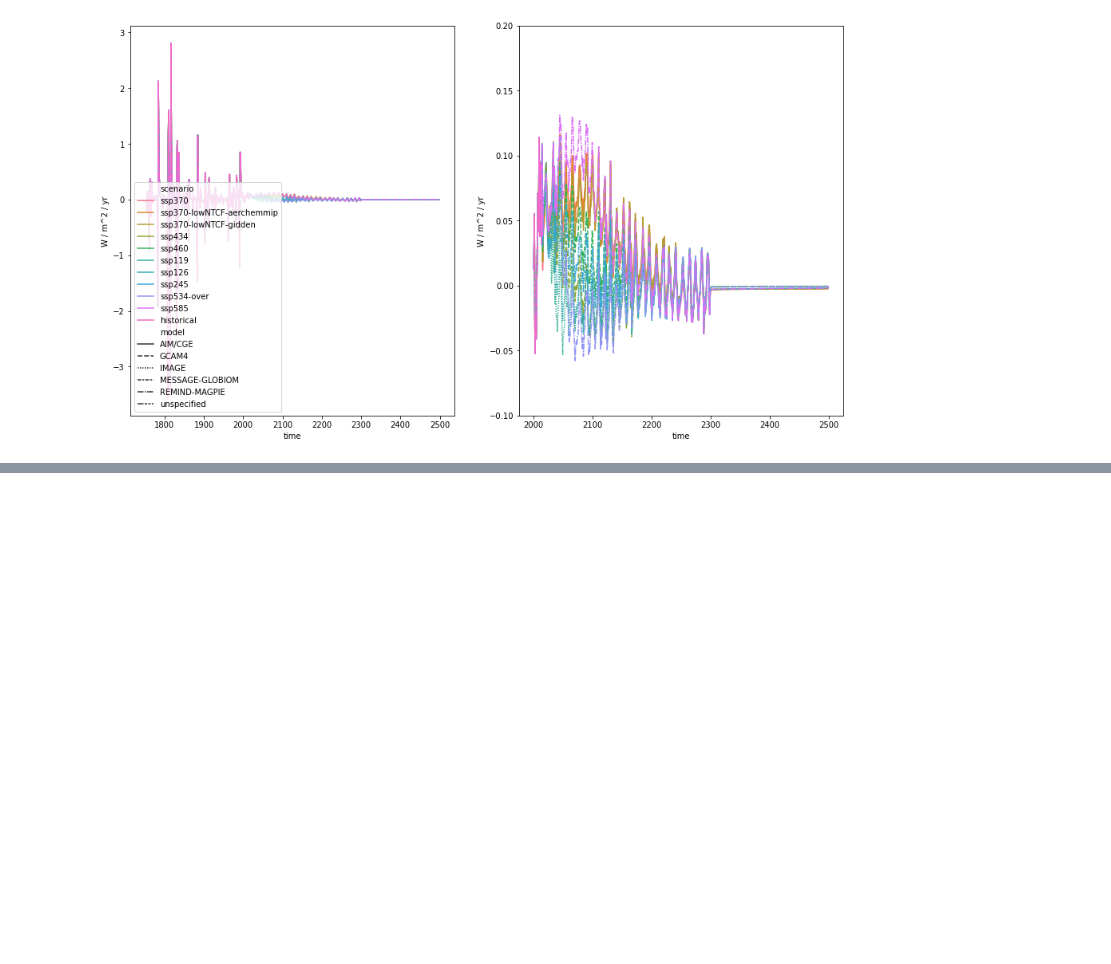
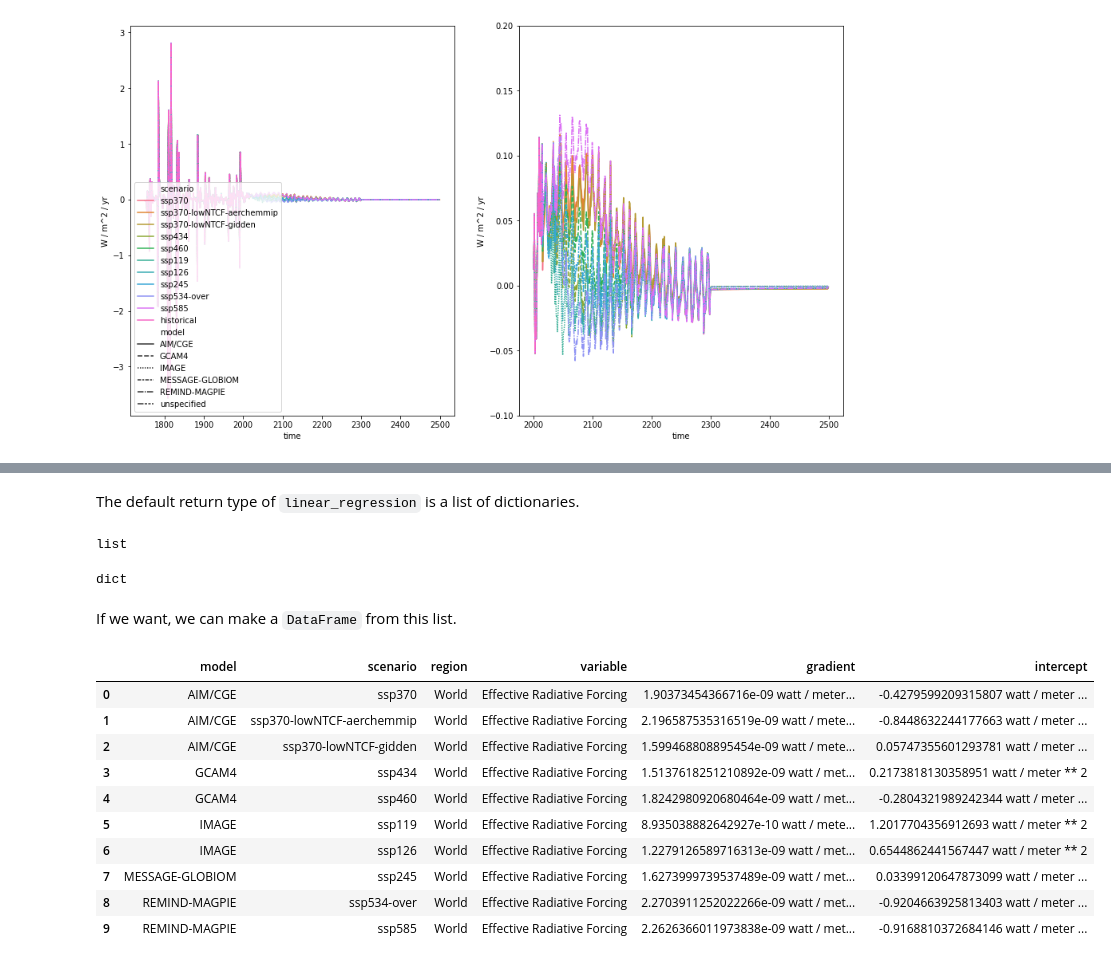
Before and after one commit to openscm/scmdata, a Jupyter notebook: notebooks/ops.ipynb, the cells around one changed output, grey strips where cells are left out. Cells and saved outputs as stored; diff of their text form; code cells hidden in the pictures; blank space fills up the shorter version.

```diff
--- a/notebooks/ops.ipynb
+++ b/notebooks/ops.ipynb
@@ -303,0 +315,28 @@ axes[1].set_ylim([-0.1, 0.2])
+# %% [markdown]
+The default return type of `linear_regression` is a list of dictionaries.
+# %%
+linear_regression_raw = erf_total_for_reg.linear_regression()
+type(linear_regression_raw)
+# %% [output]
+list
+# %%
+type(linear_regression_raw[0])
+# %% [output]
+dict
+# %% [markdown]
+If we want, we can make a `DataFrame` from this list.
+# %%
+linear_regression_df = pd.DataFrame(linear_regression_raw)
+linear_regression_df
+# %% [output]
+|  | model | scenario | region | variable | gradient | intercept |
+| 0 | AIM/CGE | ssp370 | World | Effective Radiative Forcing | 1.90373454366716e-09 watt / meter... | -0.4279599209315807 watt / meter ... |
+| 1 | AIM/CGE | ssp370-lowNTCF-aerchemmip | World | Effective Radiative Forcing | 2.196587535316519e-09 watt / mete... | -0.8448632244177663 watt / meter ... |
+| 2 | AIM/CGE | ssp370-lowNTCF-gidden | World | Effective Radiative Forcing | 1.599468808895454e-09 watt / mete... | 0.05747355601293781 watt / meter ... |
+| 3 | GCAM4 | ssp434 | World | Effective Radiative Forcing | 1.5137618251210892e-09 watt / met... | 0.2173818130358951 watt / meter ** 2 |
+| 4 | GCAM4 | ssp460 | World | Effective Radiative Forcing | 1.8242980920680464e-09 watt / met... | -0.2804321989242344 watt / meter ... |
+| 5 | IMAGE | ssp119 | World | Effective Radiative Forcing | 8.935038882642927e-10 watt / mete... | 1.2017704356912693 watt / meter ** 2 |
+| 6 | IMAGE | ssp126 | World | Effective Radiative Forcing | 1.2279126589716313e-09 watt / met... | 0.6544862441567447 watt / meter ** 2 |
+| 7 | MESSAGE-GLOBIOM | ssp245 | World | Effective Radiative Forcing | 1.6273999739537489e-09 watt / met... | 0.03399120647873099 watt / meter ... |
+| 8 | REMIND-MAGPIE | ssp534-over | World | Effective Radiative Forcing | 2.2703911252022266e-09 watt / met... | -0.9204663925813403 watt / meter ... |
+| 9 | REMIND-MAGPIE | ssp585 | World | Effective Radiative Forcing | 2.2626366011973838e-09 watt / met... | -0.9168810372684146 watt / meter ... |
```
Also changed, not shown: parts of 12 cells of this notebook.
